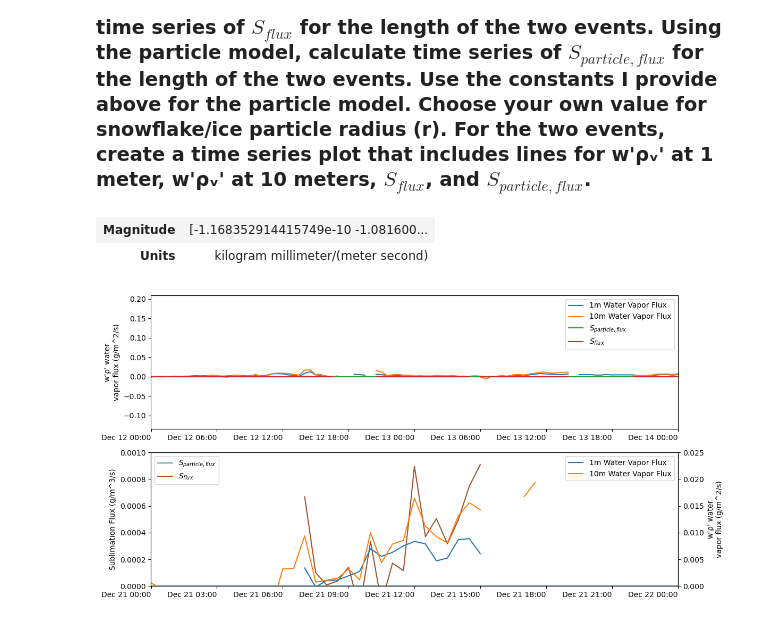
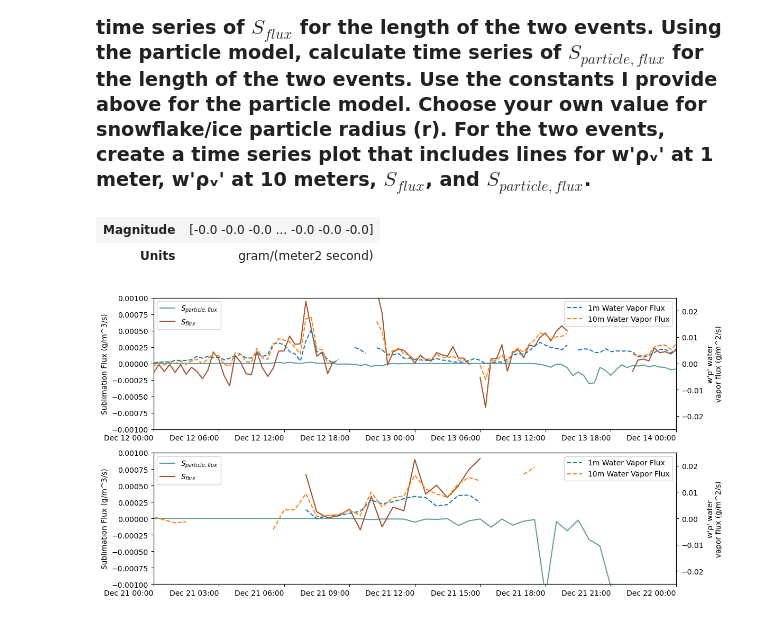
Before and after one commit to clinton-alden/snow_hydrology_WI25, a Jupyter notebook: module6/homework6.ipynb, the cells around one changed output. Cells and saved outputs as stored; diff of their text form; code cells hidden in the pictures.

```diff
--- a/module6/homework6.ipynb
+++ b/module6/homework6.ipynb
@@ -127,52 +106,67 @@ Sh = Nu
 T = (sos_dataset['T_1m_c'].values + 273.15)*units("kelvin")
 from metpy.calc import mixing_ratio_from_relative_humidity
 mr_sat = mixing_ratio_from_relative_humidity(sos_dataset['P_10m_c'].values * units("millibars"), T, 1)
-q_s = (mr_sat * sos_dataset['dryairdensity_1m_c'].values)*units("g/m^3")
-q = (sos_dataset['mixingratio_1m_c'].values*sos_dataset['dryairdensity_1m_c'].values)*units("g/m^3")
-r = 0.1*units("mm")
+q_s = (mr_sat * sos_dataset['dryairdensity_1m_c'].values*units("kg/m^3"))
+q = ((sos_dataset['mixingratio_1m_c'].values*units("g/g"))*(sos_dataset['dryairdensity_1m_c'].values*units("kg/m^3")))
+r = 0.0005*units("m")
 
-S_particle_flux = particle_sublimation_rate(T, q_s, q, r, lambda_s, k_T, Nu, M_w, R_g, k_v, Sh)
+dm_dt = particle_sublimation_rate(T, q_s, q, r, lambda_s, k_T, Nu, M_w, R_g, k_v, Sh)
+
+
+bs_mass_concentration = (sos_dataset['SF_avg_1m_ue'].values*units("g/m^2/s"))/(sos_dataset['u_1m_ue'].values*units("m/s"))
+snowgrain_mass = (4/3)*np.pi*r**3*(917*units("kg/m^3"))
+particle_density = bs_mass_concentration/snowgrain_mass
+bs_sub_rate = dm_dt * particle_density
+S_particle_flux = bs_sub_rate*(1*units("m"))
 # %%
 S_particle_flux
 # %% [output]
-| Magnitude | [-1.168352914415749e-10 -1.081600... |
-| Units | kilogram millimeter/(meter second) |
+| Magnitude | [-0.0 -0.0 -0.0 ... -0.0 -0.0 -0.0] |
+| Units | gram/(meter2 second) |
 # %%
 # S_flux
 s_flux = ((sos_dataset['w_h2o__10m_c'] - sos_dataset['w_h2o__1m_c'])/(10-1)) * units("g/m^3/s")
 # %%
 fig, ax = plt.subplots(2, 1, figsize=(12, 6))
 
-ax[0].plot(sos_dataset.time, sos_dataset['w_h2o__1m_c'], label='1m Water Vapor Flux')
-ax[0].plot(sos_dataset.time, sos_dataset['w_h2o__10m_c'], label='10m Water Vapor Flux')
-ax[0].plot(sos_dataset.time, S_particle_flux.magnitude, label='$S_{particle, flux}$')
-ax[0].plot(sos_dataset.time, s_flux, label='$S_{flux}$')
-ax[0].legend()
+ax2 = ax[0].twinx()
+ax2.plot(sos_dataset.time, sos_dataset['w_h2o__1m_c'], label='1m Water Vapor Flux', ls='--')
+ax2.plot(sos_dataset.time, sos_dataset['w_h2o__10m_c'], label='10m Water Vapor Flux', ls='--')
+ax[0].plot(sos_dataset.time, S_particle_flux.magnitude, label='$S_{particle, flux}$', c='cadetblue')
+ax[0].plot(sos_dataset.time, s_flux, label='$S_{flux}$', c='sienna')
+ax[0].legend(loc='upper left')
+ax2.legend()
 ax[0].set_xlabel("")
 # ax[0].set_yscale("log")
 ax[0].set_xlim(dt.datetime(2022,12,12), dt.datetime(2022,12,14))
-ax[0].set_ylabel("w'ρ' water\nvapor flux (g/m^2/s)")
+ax[0].set_ylabel("Sublimation Flux (g/m^3/s)")
+ax2.set_ylabel("w'ρ' water\nvapor flux (g/m^2/s)")
+ax[0].set_ylim(-0.001, 0.001)
+ax2.set_ylim(-0.025, 0.025)
+
+
+
 
 ax3 = ax[1].twinx()
-ax3.plot(sos_dataset.time, sos_dataset['w_h2o__1m_c'], label='1m Water Vapor Flux')
-ax3.plot(sos_dataset.time, sos_dataset['w_h2o__10m_c'], label='10m Water Vapor Flux')
+ax3.plot(sos_dataset.time, sos_dataset['w_h2o__1m_c'], label='1m Water Vapor Flux', ls='--')
+ax3.plot(sos_dataset.time, sos_dataset['w_h2o__10m_c'], label='10m Water Vapor Flux', ls='--')
 ax[1].plot(sos_dataset.time, S_particle_flux.magnitude, label='$S_{particle, flux}$', c='cadetblue')
 ax[1].plot(sos_dataset.time, s_flux, label='$S_{flux}$', c='sienna')
 ax[1].legend(loc='upper left')
 ax3.legend(loc='upper right')
 ax[1].set_xlabel("")
 # ax[1].set_yscale("log")
 ax[1].set_xlim(dt.datetime(2022,12,21), dt.datetime(2022,12,22))
 ax3.set_ylabel("w'ρ' water\nvapor flux (g/m^2/s)")
 ax[1].set_ylabel("Sublimation Flux (g/m^3/s)")
-ax[1].set_ylim(0, 0.001)
-ax3.set_ylim(0, 0.025)
+ax[1].set_ylim(-0.001, 0.001)
+ax3.set_ylim(-0.025, 0.025)
 
 date_format = mdates.DateFormatter('%b %d %H:%M')
 for axes in ax.flat:
     axes.xaxis.set_major_formatter(date_format)
     plt.setp(axes.xaxis.get_majorticklabels(), ha='right')
 
 plt.tight_layout()
 # %% [output]
-[figure, old version]
+[figure, new version]
```
Also changed, not shown: parts of 4 cells of this notebook, 1 other file.
